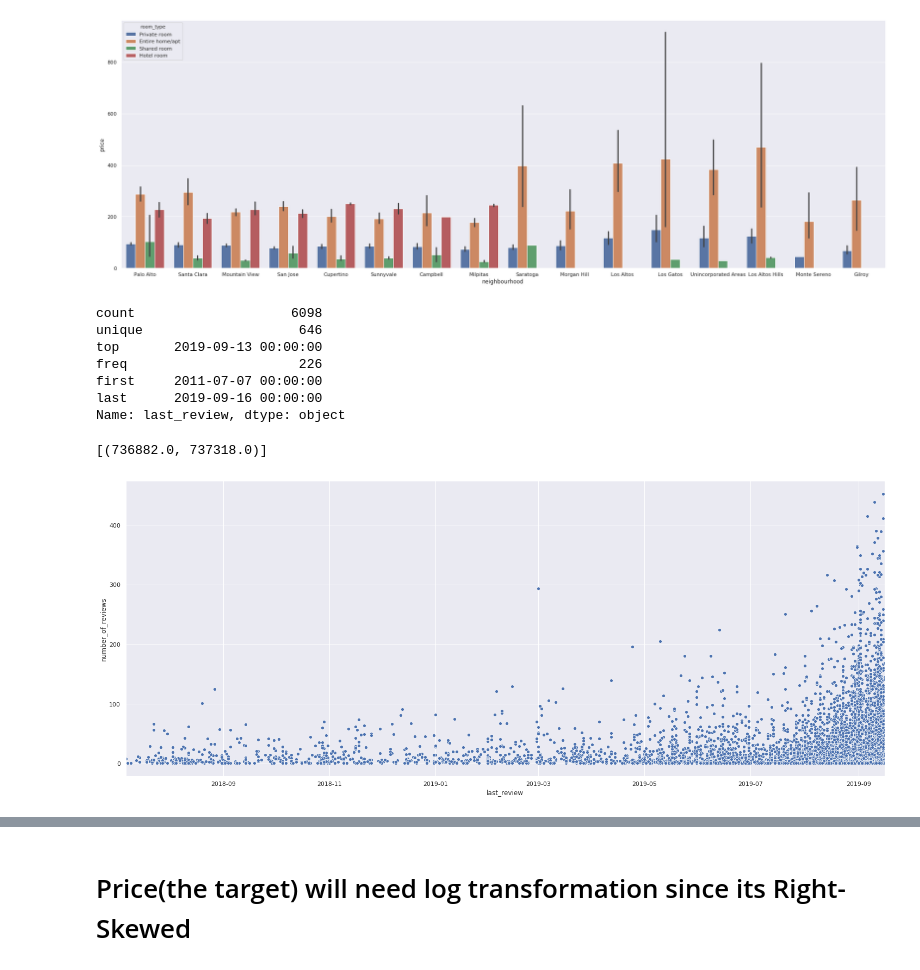
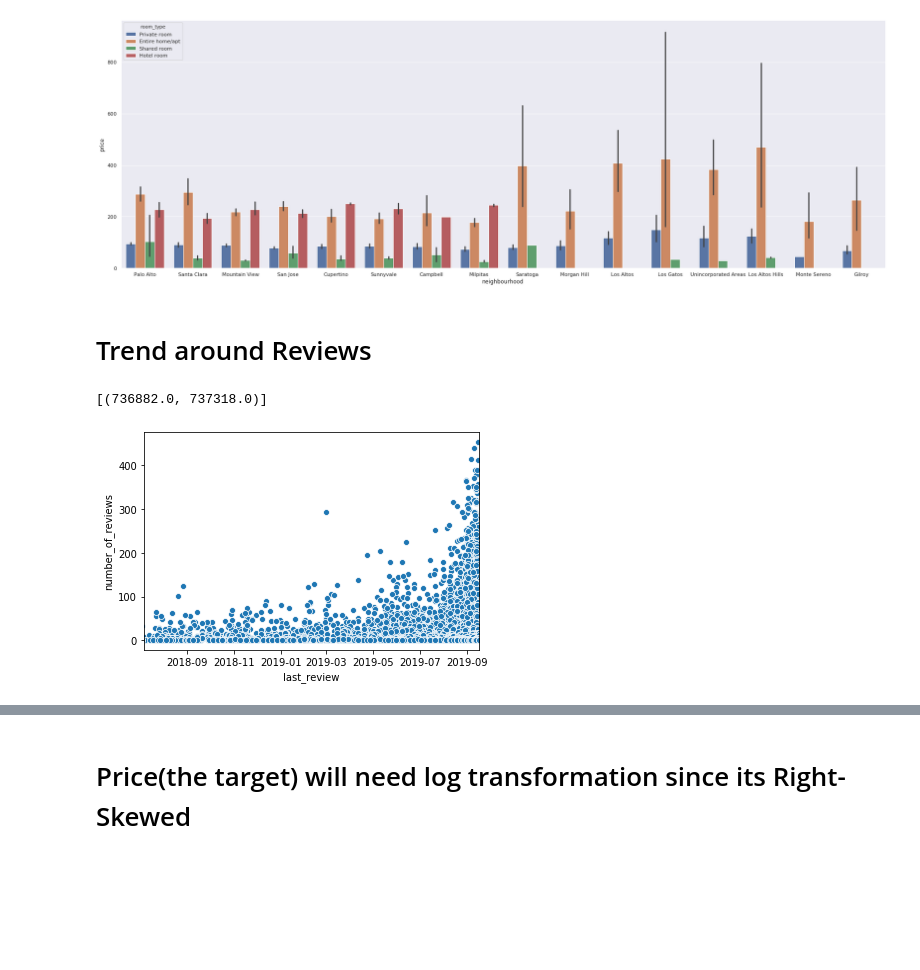
Before and after one commit to nikibhatt/DS-Unit-2-Applied-Modeling, a Jupyter notebook: NB_project2_Final.ipynb, the cells around one changed output, grey strips where cells are left out. Cells and saved outputs as stored; diff of their text form; code cells hidden in the pictures; blank space fills up the shorter version.

```diff
--- a/NB_project2_Final.ipynb
+++ b/NB_project2_Final.ipynb
@@ -125,22 +108,19 @@ listings.head()
 sns.set(rc={'figure.figsize':(25,10)})
 # %% [output]
 [figure]
+# %% [markdown]
+# Trend around Reviews
 # %%
 listings['last_review'] = pd.to_datetime(listings['last_review'], infer_datetime_format=True)
 listings['last_review_month'] = pd.DatetimeIndex(listings['last_review']).month
+
+ax = sns.scatterplot(x="last_review", y="number_of_reviews", data=listings)
+ax.set(xlim=('2018-07-07', '2019-09-16'))
+# %% [output]
+[(736882.0, 737318.0)]
+[figure, added]
-# %%
-listings['last_review'].describe()
-# %% [output]
-count                    6098
-unique                    646
-top       2019-09-13 00:00:00
-freq                      226
-first     2011-07-07 00:00:00
-last      2019-09-16 00:00:00
-Name: last_review, dtype: object
 # %%
+listings['last_review_month'] = pd.DatetimeIndex(listings['last_review']).month
+
 ax = sns.scatterplot(x="last_review", y="number_of_reviews", data=listings)
 ax.set(xlim=('2018-07-07', '2019-09-16'))
-# %% [output]
-[(736882.0, 737318.0)]
-[figure, removed]
```
Also changed, not shown: parts of 45 cells of this notebook.
